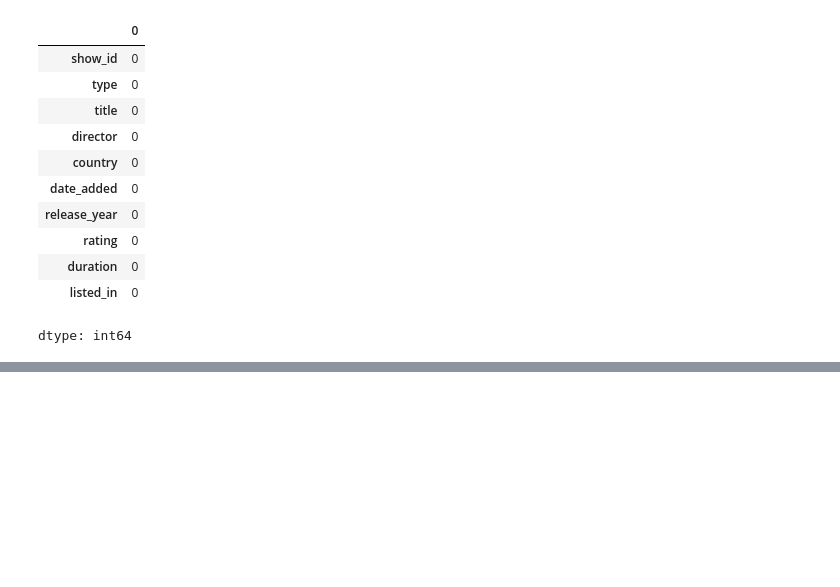
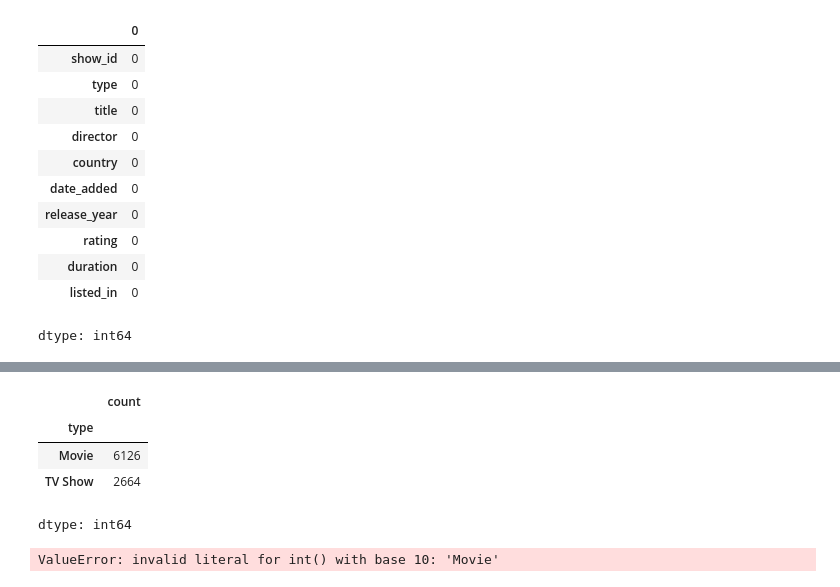
Before and after one commit to Aggeliki-Mentzini/Data_Cleaning, a Jupyter notebook: Data_Cleaning_Main.ipynb, the cells around one changed output, grey strips where cells are left out. Saved outputs shown, nothing was run; the diff lists cells and outputs as text; code cells hidden in the pictures; blank space fills up the shorter version.

```diff
--- a/Data_Cleaning_Main.ipynb
+++ b/Data_Cleaning_Main.ipynb
@@ -57,3 +57,15 @@ df.head()
 df.drop_duplicates(inplace=True)
 
 #If inplace=True is specified, the operation directly modifies the original DataFrame rather than returning a new one.
+# %%
+df['type'].value_counts()
+# %% [output]
+|  | count |
+| type |  |
+| Movie | 6126 |
+| TV Show | 2664 |
+dtype: int64
+# %%
+df['type'].astype(int).plot.hist()
+# %% [output]
+ValueError: invalid literal for int() with base 10: 'Movie'
```
